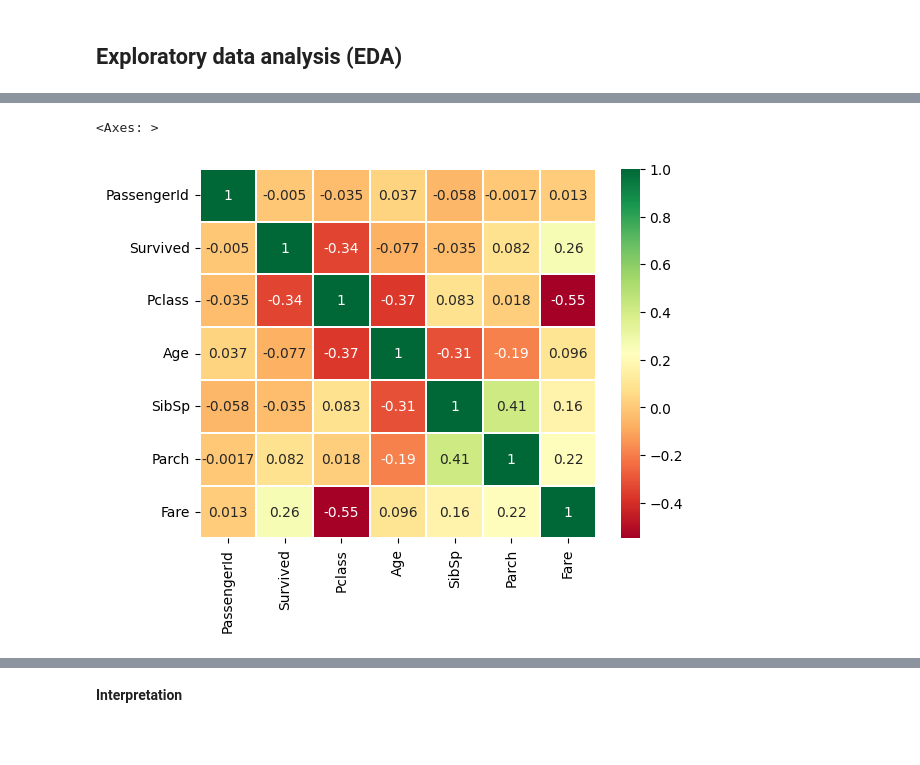
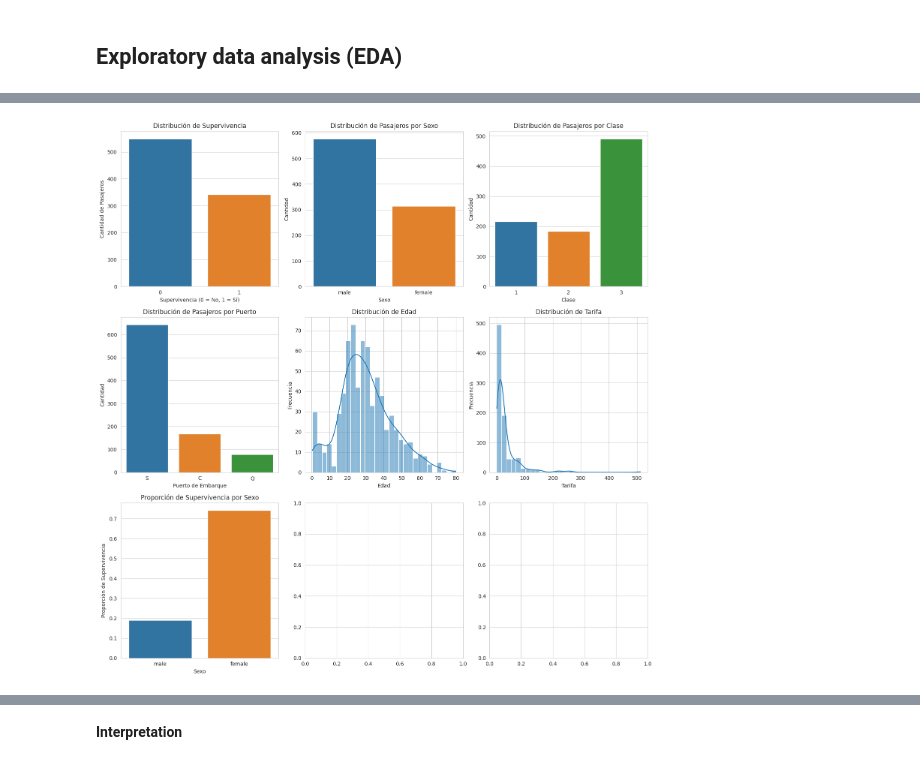
Before and after one commit to valec3/DATA-SCIENCE-PROJECTS, a Jupyter notebook: titanic-solution.ipynb, the cells around one changed output, grey strips where cells are left out. Saved outputs shown, nothing was run; the diff lists cells and outputs as text; code cells hidden in the pictures; blank space fills up the shorter version.

```diff
--- a/titanic-solution.ipynb
+++ b/titanic-solution.ipynb
@@ -142,5 +135,59 @@ sns.barplot(x="Sex", y="Survived", data=train_df)
-# %%
-sns.heatmap(train_df[numcols_train].corr(),annot=True,cmap='RdYlGn',linewidths=0.2)
-# %% [output]
-<Axes: >
-[figure, removed]
+# %%
+import seaborn as sns
+import matplotlib.pyplot as plt
+import pandas as pd
+
+sns.set_style("whitegrid")
+plt.rcParams["figure.figsize"] = (15, 15)
+
+# Crear una cuadrícula de 3x3
+fig, axes = plt.subplots(3, 3, figsize=(15, 15))
+axes = axes.flatten()
+
+# 1. Distribución de Survived (Countplot)
+sns.countplot(x="Survived", data=train_df, ax=axes[0])
+axes[0].set_title("Distribución de Supervivencia")
+axes[0].set_xlabel("Supervivencia (0 = No, 1 = Sí)")
+axes[0].set_ylabel("Cantidad de Pasajeros")
+
+# 2. Distribución de Sex (Countplot)
+sns.countplot(x="Sex", data=train_df, ax=axes[1])
+axes[1].set_title("Distribución de Pasajeros por Sexo")
+axes[1].set_xlabel("Sexo")
+axes[1].set_ylabel("Cantidad")
+
+# 3. Distribución de Pclass (Countplot)
+sns.countplot(x="Pclass", data=train_df, ax=axes[2])
+axes[2].set_title("Distribución de Pasajeros por Clase")
+axes[2].set_xlabel("Clase")
+axes[2].set_ylabel("Cantidad")
+
+# 4. Distribución de Embarked (Countplot)
+sns.countplot(x="Embarked", data=train_df, ax=axes[3])
+axes[3].set_title("Distribución de Pasajeros por Puerto")
+axes[3].set_xlabel("Puerto de Embarque")
+axes[3].set_ylabel("Cantidad")
+
+# 5. Distribución de Age (Histograma)
+sns.histplot(train_df["Age"].dropna(), bins=30, kde=True, ax=axes[4])
+axes[4].set_title("Distribución de Edad")
+axes[4].set_xlabel("Edad")
+axes[4].set_ylabel("Frecuencia")
+
+# 6. Distribución de Fare (Histograma)
+sns.histplot(train_df["Fare"], bins=30, kde=True, ax=axes[5])
+axes[5].set_title("Distribución de Tarifa")
+axes[5].set_xlabel("Tarifa")
+axes[5].set_ylabel("Frecuencia")
+
+# 7. Proporción de Supervivencia por Sexo (Barplot)
+sns.barplot(x="Sex", y="Survived", data=train_df, errorbar=None, ax=axes[6])
+axes[6].set_title("Proporción de Supervivencia por Sexo")
+axes[6].set_xlabel("Sexo")
+axes[6].set_ylabel("Proporción de Supervivencia")
+
+# Ajustar el espaciado entre subgráficos
+plt.tight_layout()
+plt.show()
+# %% [output]
+[figure, added]
```
Also changed, not shown: parts of 16 cells of this notebook.
